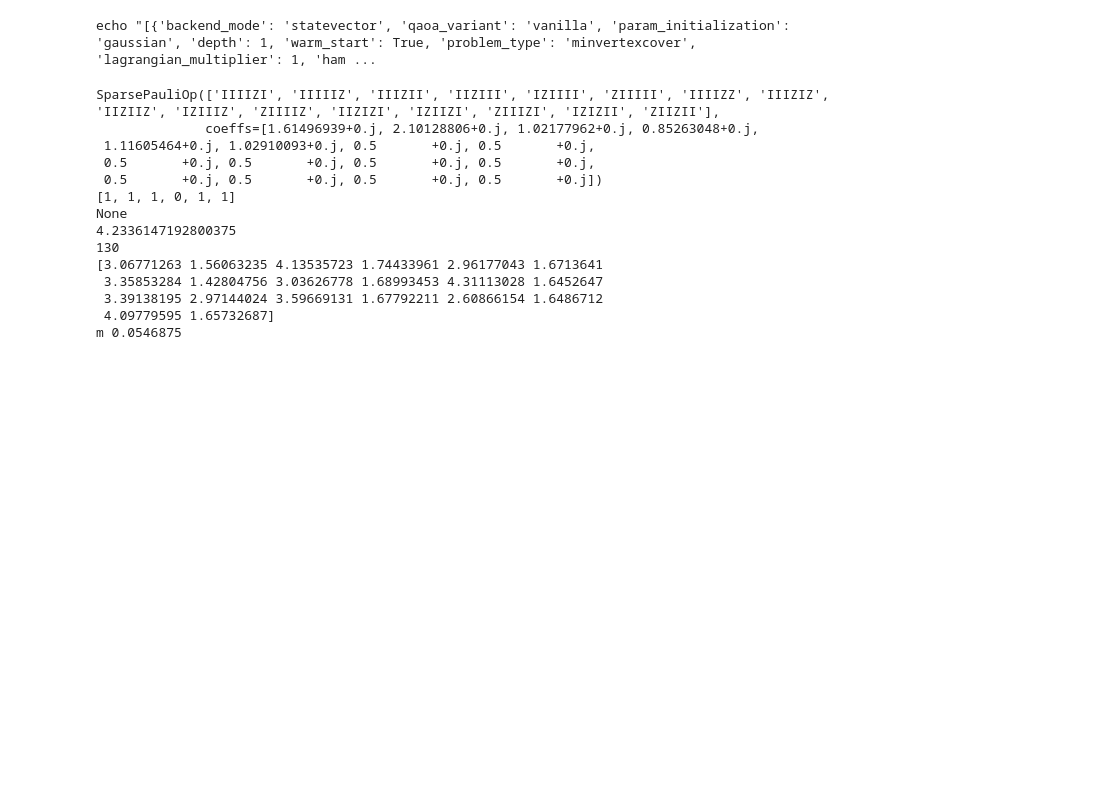
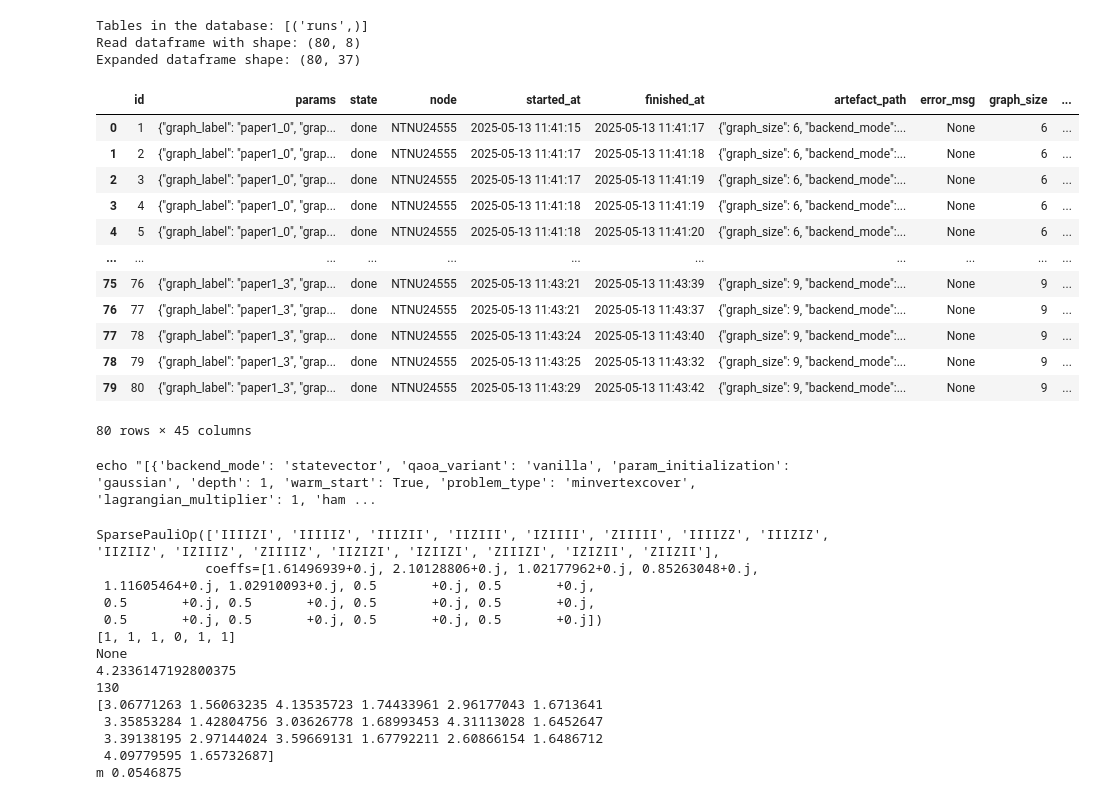
Before and after one commit to Smeidir/QAOA, a Jupyter notebook: tests.ipynb, the cells around one changed output. Cells and saved outputs as stored; diff of their text form; code cells hidden in the pictures; blank space fills up the shorter version.

```diff
--- a/tests.ipynb
+++ b/tests.ipynb
@@ -7,6 +7,79 @@ import  qaoa.models.params as params
 from rustworkx.visualization import mpl_draw as draw_graph
 from old_jupyter_vizualisers.load_data import load_graph_from_csv
 import numpy as np
+# %%
+import json
+import sqlite3
+import pandas as pd
+
+# Connect to the SQLite database
+conn = sqlite3.connect("qruns.db")
+cursor = conn.cursor()
+
+# Get list of tables
+cursor.execute("SELECT name FROM sqlite_master WHERE type='table';")
+tables = cursor.fetchall()
+print(f"Tables in the database: {tables}")
+
+# Read data from the 'runs' table into a DataFrame
+table = 'runs'
+main_df = pd.read_sql(f"SELECT * FROM {table}", conn)
+
+# Display information about the dataframe
+print(f"Read dataframe with shape: {main_df.shape}")
+
+# Close the database connection
+# conn.close()  # Commented out to allow continued use of connection if needed
+# Create a copy of the main dataframe
+expanded_df = main_df.copy()
+
+# Function to safely parse JSON
+def parse_json(json_str):
+    if pd.isna(json_str) or json_str is None:
+        return {}
+    try:
+        return json.loads(json_str)
+    except:
+        return {}
+
+# Parse artefact_path JSON strings
+artefact_data = expanded_df['artefact_path'].apply(parse_json)
+
+# Create a DataFrame from the parsed JSON
+artefact_df = pd.json_normalize(artefact_data)
+
+# Join the original DataFrame with the new columns
+result_df = pd.concat([expanded_df, artefact_df], axis=1)
+
+# Display the result
+print(f"Expanded dataframe shape: {result_df.shape}")
+
+# Also parse the params column if needed
+params_data = expanded_df['params'].apply(parse_json)
+params_df = pd.json_normalize(params_data)
+full_result_df = pd.concat([result_df, params_df], axis=1)
+
+# Save the expanded data
+full_result_df.to_csv("expanded_runs.csv", index=False)
+
+full_result_df
+# %% [output]
+Tables in the database: [('runs',)]
+Read dataframe with shape: (80, 8)
+Expanded dataframe shape: (80, 37)
+|  | id | params | state | node | started_at | finished_at | artefact_path | error_msg | graph_size | ... |
+| 0 | 1 | {"graph_label": "paper1_0", "grap... | done | NTNU24555 | 2025-05-13 11:41:15 | 2025-05-13 11:41:17 | {"graph_size": 6, "backend_mode":... | None | 6 | ... |
+| 1 | 2 | {"graph_label": "paper1_0", "grap... | done | NTNU24555 | 2025-05-13 11:41:17 | 2025-05-13 11:41:18 | {"graph_size": 6, "backend_mode":... | None | 6 | ... |
+| 2 | 3 | {"graph_label": "paper1_0", "grap... | done | NTNU24555 | 2025-05-13 11:41:17 | 2025-05-13 11:41:19 | {"graph_size": 6, "backend_mode":... | None | 6 | ... |
+| 3 | 4 | {"graph_label": "paper1_0", "grap... | done | NTNU24555 | 2025-05-13 11:41:18 | 2025-05-13 11:41:19 | {"graph_size": 6, "backend_mode":... | None | 6 | ... |
+| 4 | 5 | {"graph_label": "paper1_0", "grap... | done | NTNU24555 | 2025-05-13 11:41:18 | 2025-05-13 11:41:20 | {"graph_size": 6, "backend_mode":... | None | 6 | ... |
+| ... | ... | ... | ... | ... | ... | ... | ... | ... | ... | ... |
+| 75 | 76 | {"graph_label": "paper1_3", "grap... | done | NTNU24555 | 2025-05-13 11:43:21 | 2025-05-13 11:43:39 | {"graph_size": 9, "backend_mode":... | None | 9 | ... |
+| 76 | 77 | {"graph_label": "paper1_3", "grap... | done | NTNU24555 | 2025-05-13 11:43:21 | 2025-05-13 11:43:37 | {"graph_size": 9, "backend_mode":... | None | 9 | ... |
+| 77 | 78 | {"graph_label": "paper1_3", "grap... | done | NTNU24555 | 2025-05-13 11:43:24 | 2025-05-13 11:43:40 | {"graph_size": 9, "backend_mode":... | None | 9 | ... |
+| 78 | 79 | {"graph_label": "paper1_3", "grap... | done | NTNU24555 | 2025-05-13 11:43:25 | 2025-05-13 11:43:32 | {"graph_size": 9, "backend_mode":... | None | 9 | ... |
+| 79 | 80 | {"graph_label": "paper1_3", "grap... | done | NTNU24555 | 2025-05-13 11:43:29 | 2025-05-13 11:43:42 | {"graph_size": 9, "backend_mode":... | None | 9 | ... |
+80 rows × 45 columns
 # %%
 import itertools
 
```
Also changed, not shown: 1 other file.
